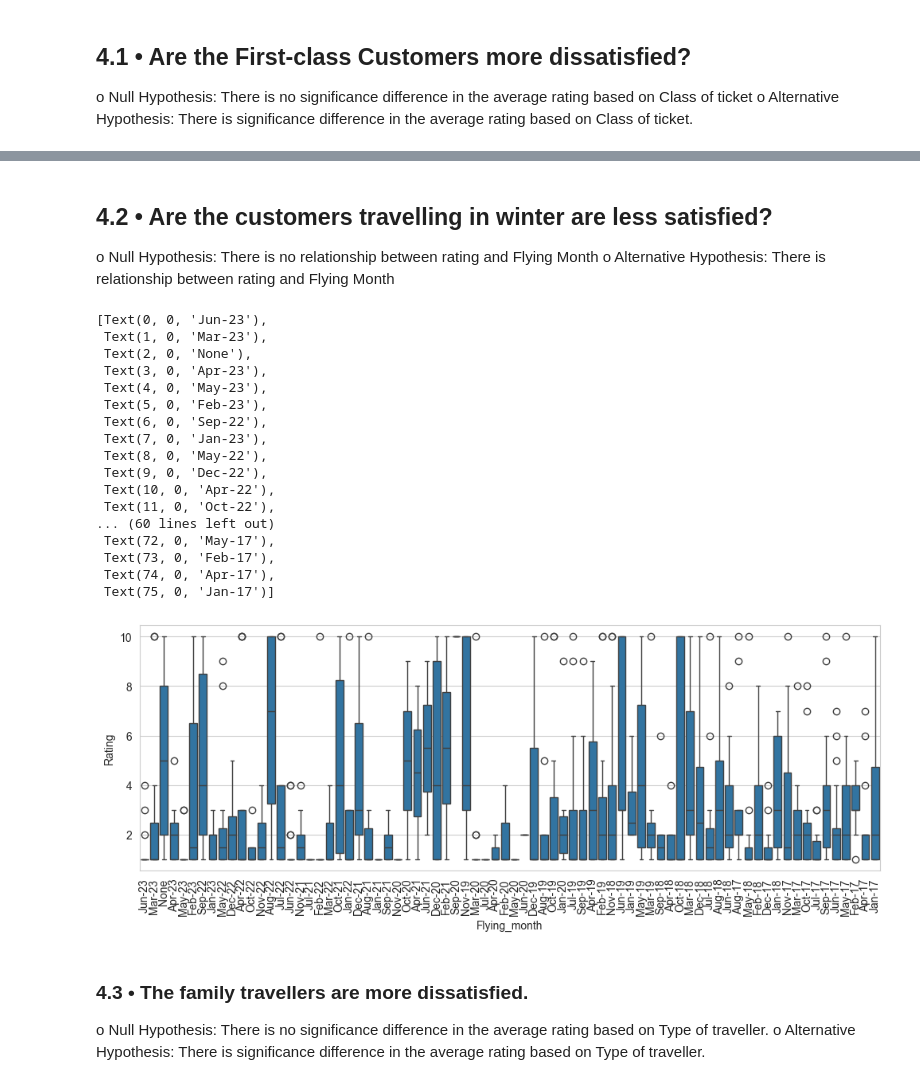
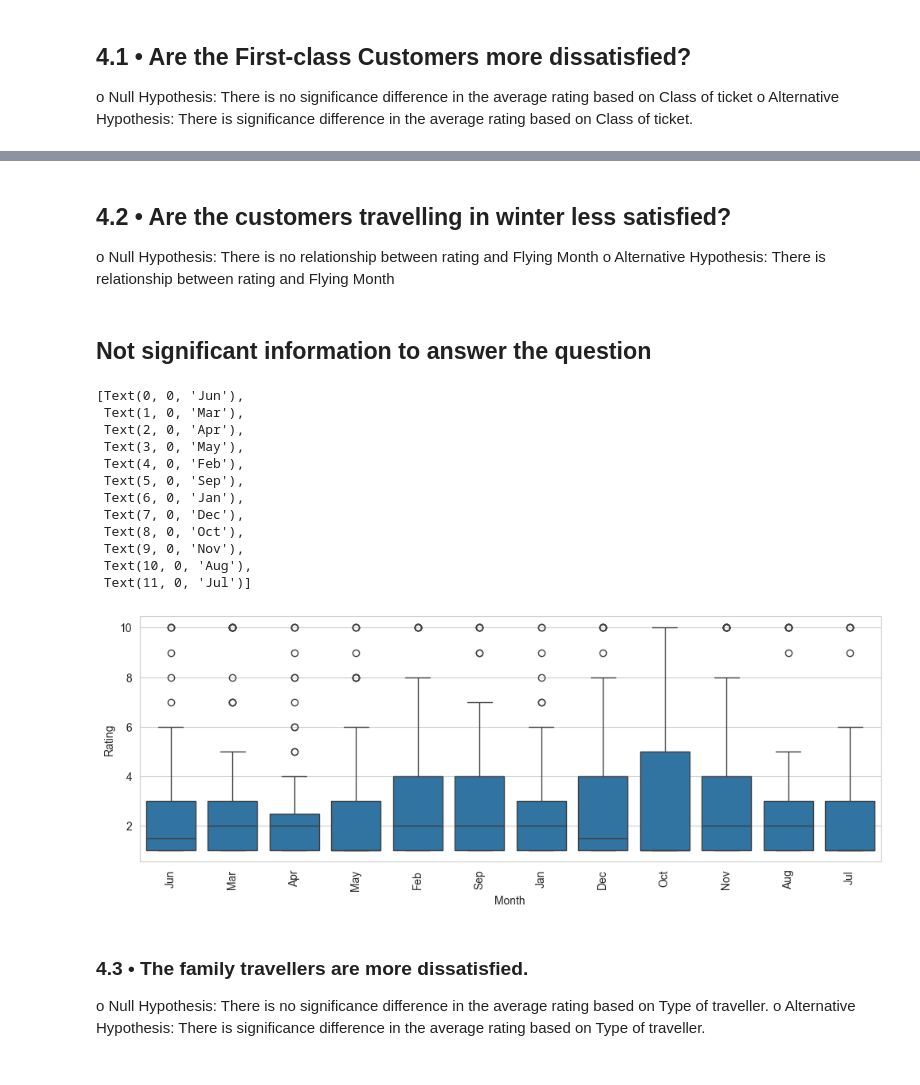
Before and after one commit to elkinbarretorojas/data_science, a Jupyter notebook: airline/airline.ipynb, the cells around one changed output, grey strips where cells are left out. Cells and saved outputs as stored; diff of their text form; code cells hidden in the pictures.

```diff
--- a/airline/airline.ipynb
+++ b/airline/airline.ipynb
@@ -223,3 +228,6 @@ airline_data['Traveller_fix'][airline_data['Traveller_fix'].isnull() == True] =
 # %%
 airline_data['Flying_month'][(~airline_data['Flying_month'].str.contains('|'.join(['-23','-22','21','20','19','18','17']), na=False))] = 'None'
 airline_data['Flying_month'][airline_data['Flying_month'].isnull() == True] = 'None'
+# %%
+# Create a new Column - Extracting the month
+airline_data['Month'] = airline_data['Flying_month'][(airline_data['Flying_month'].str.contains('|'.join(['-23','-22','21','20','19','18','17']), na=False))].str[0:3]
@@ -294,31 +322,28 @@ sns.boxplot(x=airline_data['Class'],y=airline_data['Rating'])
 # %% [markdown]
-## 4.2 •	Are the customers travelling in winter are less satisfied?
+## 4.2 •	Are the customers travelling in winter less satisfied?
 
 o	Null Hypothesis: There is no relationship between rating and Flying Month
 o	Alternative Hypothesis: There is relationship between rating and Flying Month
+# %% [markdown]
+## Not significant information to answer the question
 # %%
 plt.figure(figsize=(12,4))
-my_plot = sns.boxplot(x=airline_data['Flying_month'],y=airline_data['Rating'])
+my_plot = sns.boxplot(x=airline_data['Month'],y=airline_data['Rating'])
 my_plot.set_xticklabels(my_plot.get_xticklabels(), rotation=90)
 # %% [output]
-[Text(0, 0, 'Jun-23'),
- Text(1, 0, 'Mar-23'),
- Text(2, 0, 'None'),
- Text(3, 0, 'Apr-23'),
- Text(4, 0, 'May-23'),
- Text(5, 0, 'Feb-23'),
- Text(6, 0, 'Sep-22'),
- Text(7, 0, 'Jan-23'),
- Text(8, 0, 'May-22'),
- Text(9, 0, 'Dec-22'),
- Text(10, 0, 'Apr-22'),
- Text(11, 0, 'Oct-22'),
-... (60 lines left out)
- Text(72, 0, 'May-17'),
- Text(73, 0, 'Feb-17'),
- Text(74, 0, 'Apr-17'),
- Text(75, 0, 'Jan-17')]
+[Text(0, 0, 'Jun'),
+ Text(1, 0, 'Mar'),
+ Text(2, 0, 'Apr'),
+ Text(3, 0, 'May'),
+ Text(4, 0, 'Feb'),
+ Text(5, 0, 'Sep'),
+ Text(6, 0, 'Jan'),
+ Text(7, 0, 'Dec'),
+ Text(8, 0, 'Oct'),
+ Text(9, 0, 'Nov'),
+ Text(10, 0, 'Aug'),
+ Text(11, 0, 'Jul')]
-[figure, old version]
+[figure, new version]
 # %% [markdown]
 ### 4.3 •	The family travellers are more dissatisfied.
 o	Null Hypothesis: There is no significance difference in the average rating based on Type of traveller.
```
Also changed, not shown: parts of 30 cells of this notebook.
